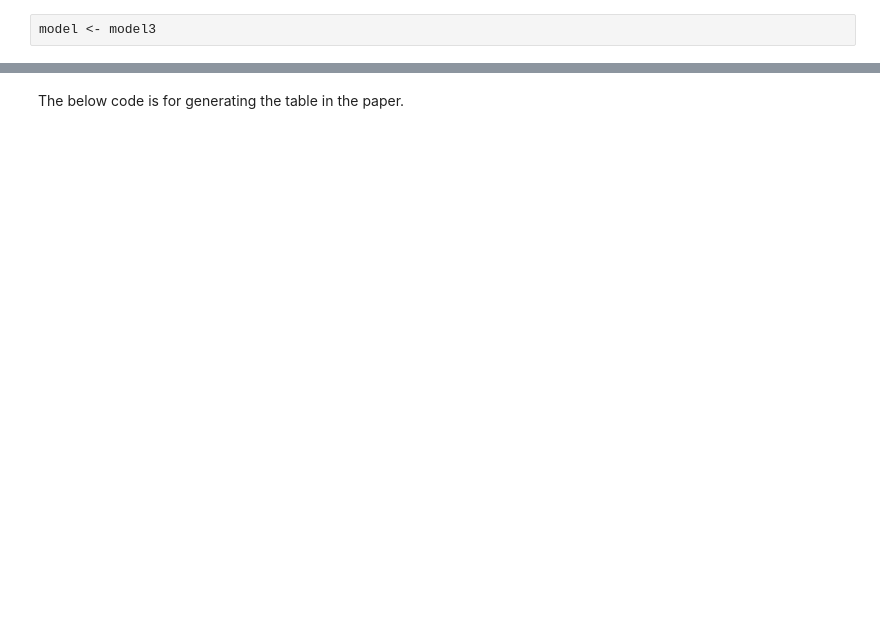
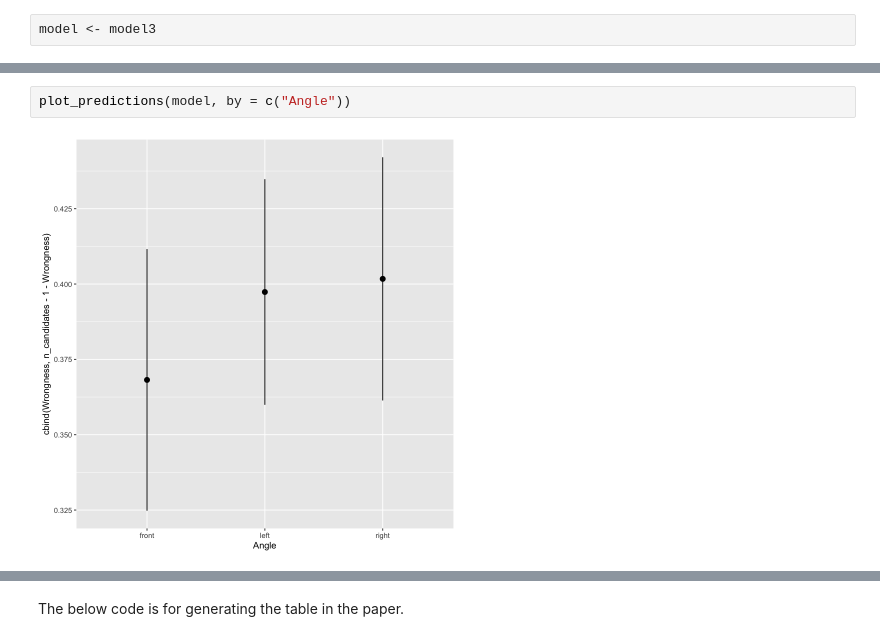
Before and after one commit to grow-ai-like-a-child/referential-gaze, a Jupyter notebook: gpt.ipynb, the cells around one changed output, grey strips where cells are left out. Drawn from its saved outputs; the diff is of its cells as text; blank space fills up the shorter version.

```diff
--- a/gpt.ipynb
+++ b/gpt.ipynb
@@ -168,0 +141,4 @@ model <- model3
+# %%
+plot_predictions(model, by = c("Angle"))
+# %% [output]
+[figure, added]
```
Also changed, not shown: parts of 34 cells of this notebook, 7 other files.
